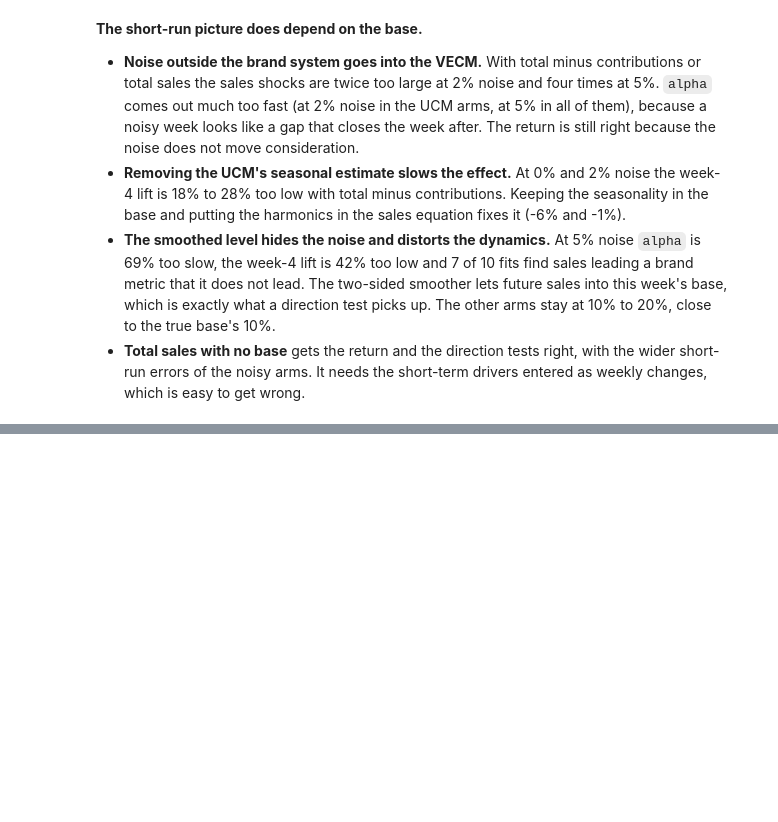
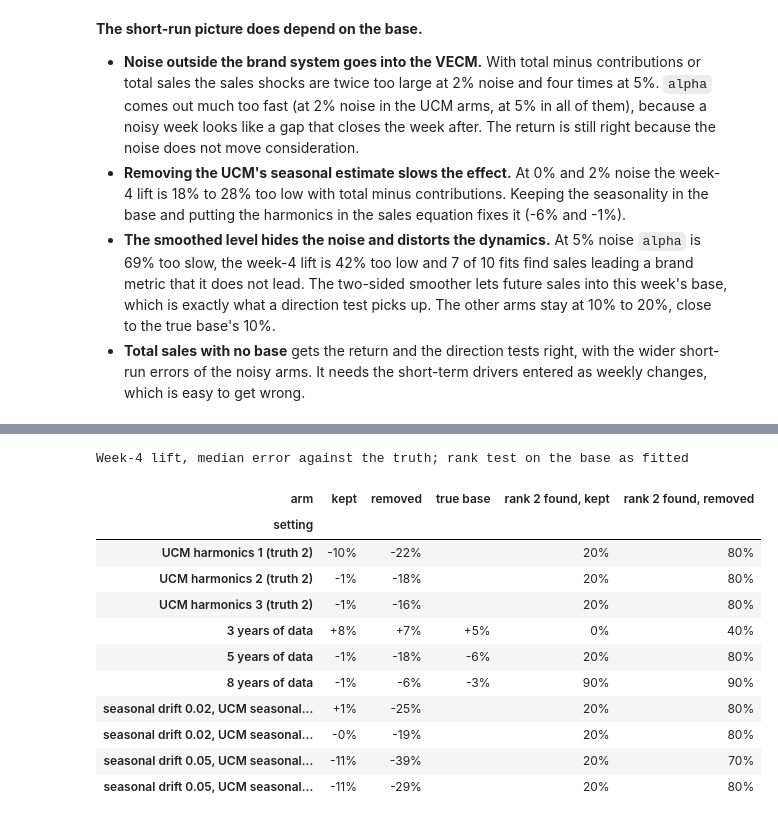
Before and after one commit to raz1470/bayesian_vecm, a Jupyter notebook: notebooks/guides/06_base_sales_from_total_sales.ipynb, the cells around one changed output, grey strips where cells are left out. Drawn from its saved outputs; the diff is of its cells as text; code cells hidden in the pictures; blank space fills up the shorter version.

```diff
--- a/notebooks/guides/06_base_sales_from_total_sales.ipynb
+++ b/notebooks/guides/06_base_sales_from_total_sales.ipynb
@@ -522,0 +502,45 @@ out
+# %%
+season = pd.read_csv(ROOT / "tools" / "seasonality_check_results.csv", dtype={"arm": str})
+season["error"] = season["median"] / season["truth"] - 1
+keys = ["experiment", "n_harmonics", "n_obs", "drift", "stochastic"]
+
+
+def setting(row):
+    if row["experiment"] == "harmonics":
+        return f"UCM harmonics {row['n_harmonics']} (truth 2)"
+    if row["experiment"] == "length":
+        return f"{row['n_obs'] // 52} years of data"
+    kind = "stochastic" if row["stochastic"] else "fixed"
+    return f"seasonal drift {row['drift']:g}, UCM seasonal {kind}"
+
+
+season["setting"] = season.apply(setting, axis=1)
+labels = {"true_base": "true base", "ucm_keep_season": "kept", "ucm_minus": "removed"}
+week4 = season[season["quantity"] == "lift_week4"]
+table = week4.pivot_table(
+    index="setting", columns="arm", values="error", aggfunc="median", sort=False
+)
+table = table.rename(columns=labels)[["kept", "removed", "true base"]]
+first = season.drop_duplicates(["seed", *keys, "arm"])
+rank = first.pivot_table(
+    index="setting", columns="arm", values="rank_all", aggfunc=lambda r: (r == 2).mean(), sort=False
+).rename(columns=labels)
+out = table.map(lambda v: "" if pd.isna(v) else f"{v:+.0%}")
+out["rank 2 found, kept"] = rank["kept"].map("{:.0%}".format)
+out["rank 2 found, removed"] = rank["removed"].map("{:.0%}".format)
+print("Week-4 lift, median error against the truth; rank test on the base as fitted")
+out
+# %% [output]
+Week-4 lift, median error against the truth; rank test on the base as fitted
+| arm | kept | removed | true base | rank 2 found, kept | rank 2 found, removed |
+| setting |  |  |  |  |  |
+| UCM harmonics 1 (truth 2) | -10% | -22% |  | 20% | 80% |
+| UCM harmonics 2 (truth 2) | -1% | -18% |  | 20% | 80% |
+| UCM harmonics 3 (truth 2) | -1% | -16% |  | 20% | 80% |
+| 3 years of data | +8% | +7% | +5% | 0% | 40% |
+| 5 years of data | -1% | -18% | -6% | 20% | 80% |
+| 8 years of data | -1% | -6% | -3% | 90% | 90% |
+| seasonal drift 0.02, UCM seasonal... | +1% | -25% |  | 20% | 80% |
+| seasonal drift 0.02, UCM seasonal... | -0% | -19% |  | 20% | 80% |
+| seasonal drift 0.05, UCM seasonal... | -11% | -39% |  | 20% | 70% |
+| seasonal drift 0.05, UCM seasonal... | -11% | -29% |  | 20% | 80% |
```
Also changed, not shown: parts of 7 cells of this notebook, 5 other files.
